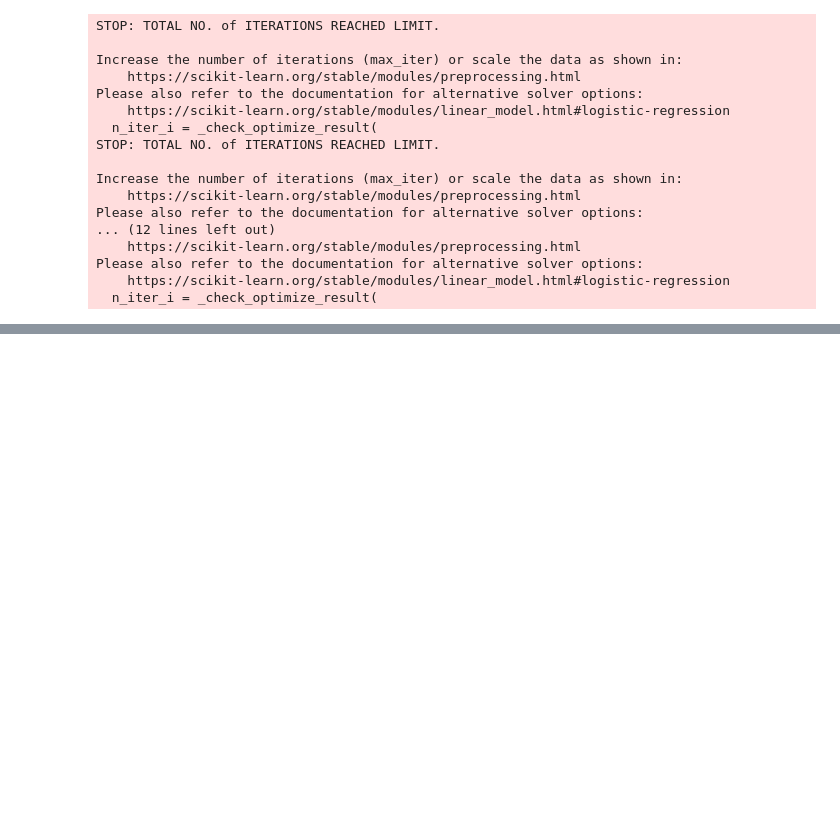
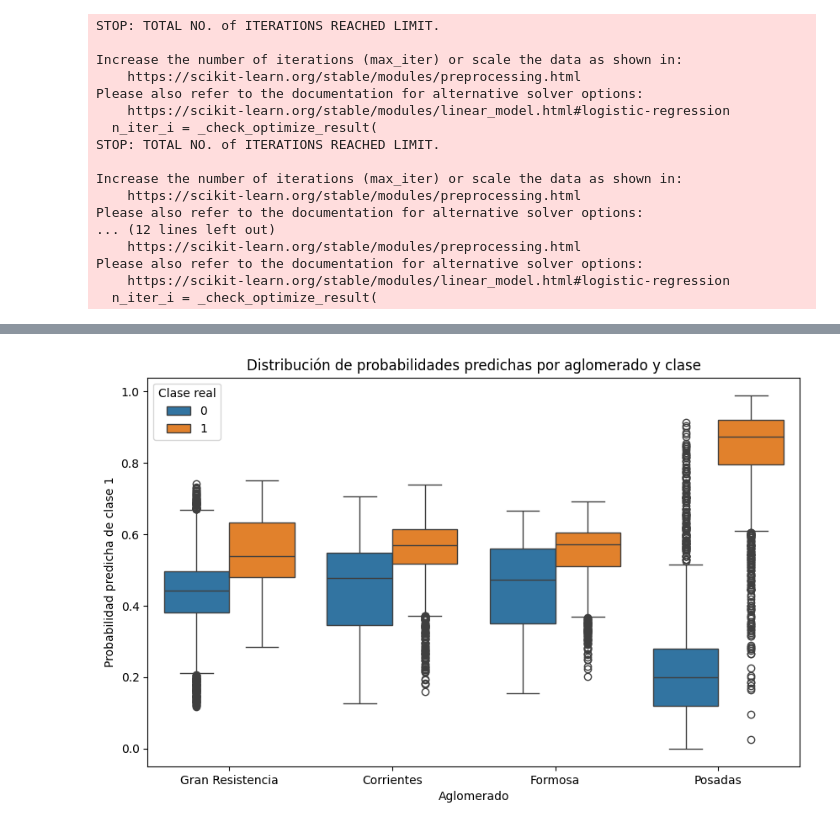
Before and after one commit to celinecabas/Nonresponse-bias-eph, a Jupyter notebook: Scripts/Modelos_probabilidad_respuesta.ipynb, the cells around one changed output, grey strips where cells are left out. Cells and saved outputs as stored; diff of their text form; code cells hidden in the pictures; blank space fills up the shorter version.

```diff
--- a/Scripts/Modelos_probabilidad_respuesta.ipynb
+++ b/Scripts/Modelos_probabilidad_respuesta.ipynb
@@ -484,0 +556,18 @@ Agregar que el estratificado incluya periodo y aglomerado también.
+# %%
+# Entrenamos y evaluamos
+for aglo, (X_train, X_test, y_train, y_test) in datasets.items():
+    # Modelo seleccionado
+    modelo = modelos_rf[aglo]
+    # Calculamos métricas de clasificación
+    metricas = calcular_metricas(modelo, X_test, y_test)
+    metricas["Modelo"] = "Random Forest"
+    metricas["Aglomerado"] = aglo
+    print(f"✅ Métricas calculadas para {aglo}")
+
+    # Probabilidad promedio estimada
+    probs = modelo.predict_proba(X_test)[:,1] if hasattr(modelo, "predict_proba") else None
+    prob_promedio = probs.mean()
+    metricas['prob_mean'] = prob_promedio
+
+    # Concatenamos resultados
+    resultados = pd.concat([resultados, pd.DataFrame([metricas])], ignore_index=True)
@@ -484,0 +591,37 @@ Agregar que el estratificado incluya periodo y aglomerado también.
+# %%
+# Concatenamos train + test para cada aglomerado
+df_predicciones = pd.DataFrame()
+
+for aglo, (X_train, X_test, y_train, y_test) in datasets.items():
+    # Modelo
+    modelo = modelos_rf[aglo]
+
+    # Concatenamos X y y
+    X_total = pd.concat([X_train, X_test], ignore_index=True)
+    y_total = pd.concat([pd.Series(y_train), pd.Series(y_test)], ignore_index=True)
+
+    # Predicciones
+    if hasattr(modelo, "predict_proba"):
+        probs = modelo.predict_proba(X_total)[:,1]
+    else:
+        probs = modelo.predict(X_total)
+
+    # Guardamos en un DataFrame
+    df_temp = pd.DataFrame({
+        "Aglomerado": aglo,
+        "y_real": y_total,
+        "Prob_pred": probs
+    })
+
+    df_predicciones = pd.concat([df_predicciones, df_temp], ignore_index=True)
+
+# Boxplot: probabilidad predicha por clase y aglomerado
+plt.figure(figsize=(10,6))
+sns.boxplot(x="Aglomerado", y="Prob_pred", hue="y_real", data=df_predicciones)
+plt.title("Distribución de probabilidades predichas por aglomerado y clase")
+plt.ylabel("Probabilidad predicha de clase 1")
+plt.xlabel("Aglomerado")
+plt.legend(title="Clase real")
+plt.show()
+# %% [output]
+[figure, added]
```
Also changed, not shown: parts of 29 cells of this notebook, 2 other files.
